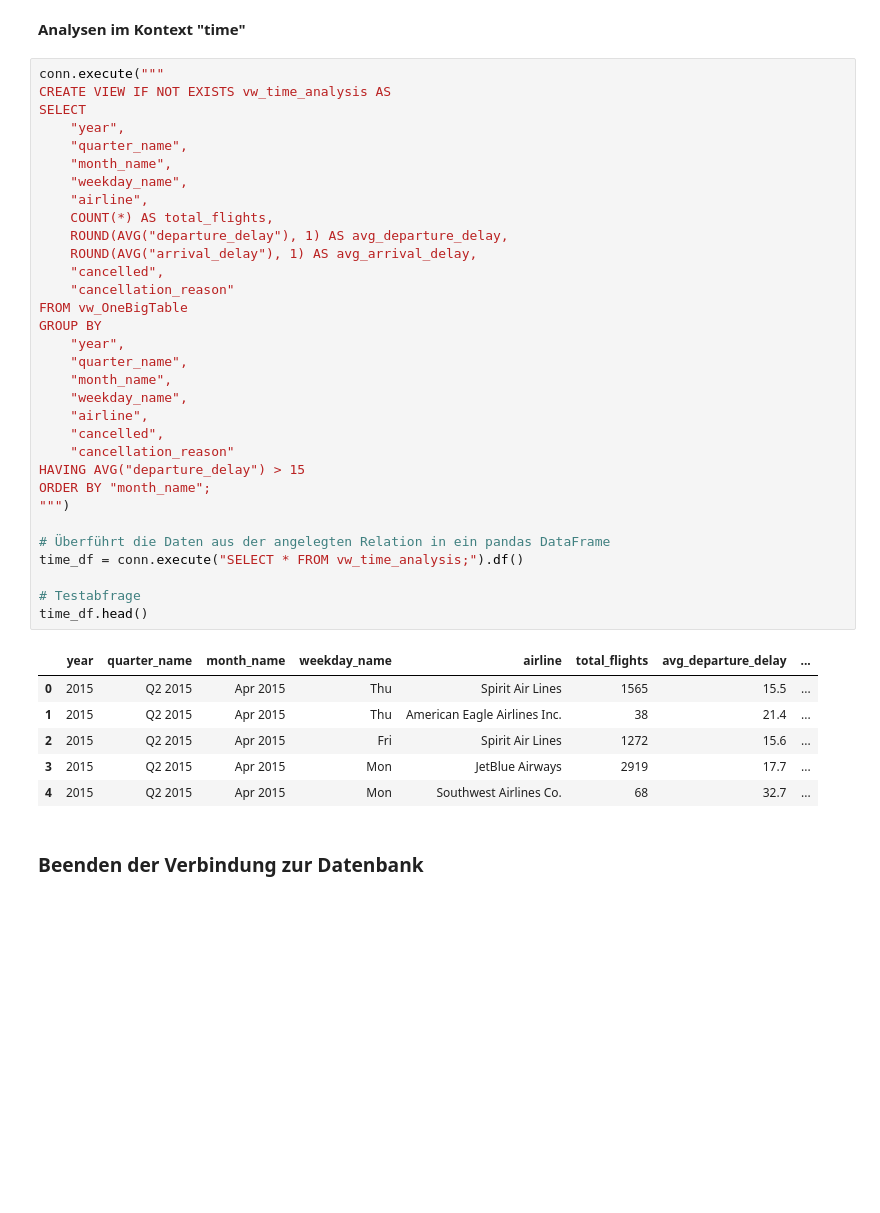
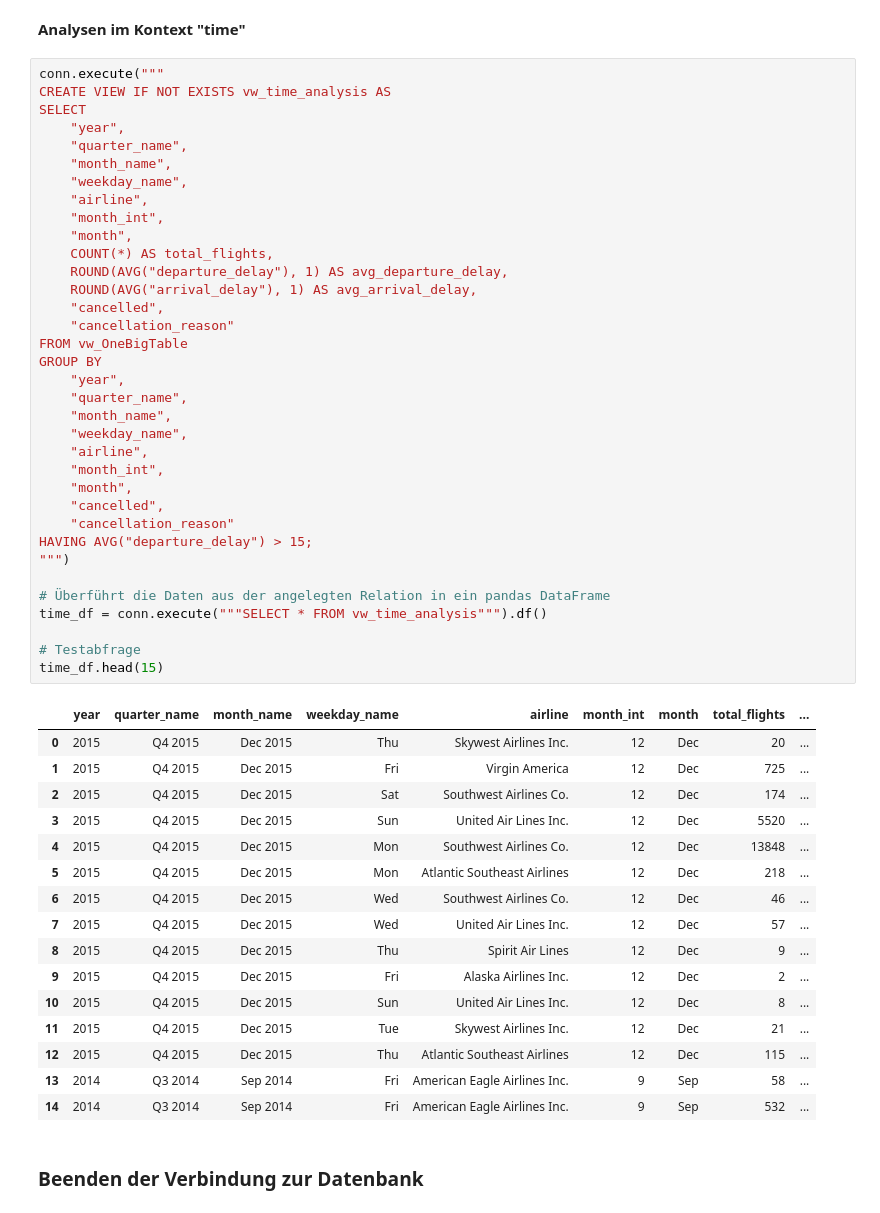
Before and after one commit to swrobuts/Flights, a Jupyter notebook: Flights.ipynb, the cells around one changed output. Saved outputs shown, nothing was run; the diff lists cells and outputs as text; blank space fills up the shorter version.

```diff
--- a/Flights.ipynb
+++ b/Flights.ipynb
@@ -695,42 +863,55 @@ cancellations_df.head()
 # %%
 conn.execute("""
 CREATE VIEW IF NOT EXISTS vw_time_analysis AS
 SELECT
     "year",
     "quarter_name",
     "month_name",
     "weekday_name",
     "airline",
+    "month_int",
+    "month",
     COUNT(*) AS total_flights,
     ROUND(AVG("departure_delay"), 1) AS avg_departure_delay,
     ROUND(AVG("arrival_delay"), 1) AS avg_arrival_delay,
     "cancelled",
     "cancellation_reason"
 FROM vw_OneBigTable
 GROUP BY
     "year",
     "quarter_name",
     "month_name",
     "weekday_name",
     "airline",
+    "month_int",
+    "month",
     "cancelled",
     "cancellation_reason"
-HAVING AVG("departure_delay") > 15
-ORDER BY "month_name";
+HAVING AVG("departure_delay") > 15;
 """)
 
 # Überführt die Daten aus der angelegten Relation in ein pandas DataFrame
-time_df = conn.execute("SELECT * FROM vw_time_analysis;").df()
+time_df = conn.execute("""SELECT * FROM vw_time_analysis""").df()
 
 # Testabfrage
-time_df.head()
+time_df.head(15)
 # %% [output]
-|  | year | quarter_name | month_name | weekday_name | airline | total_flights | avg_departure_delay | ... |
-| 0 | 2015 | Q2 2015 | Apr 2015 | Thu | Spirit Air Lines | 1565 | 15.5 | ... |
-| 1 | 2015 | Q2 2015 | Apr 2015 | Thu | American Eagle Airlines Inc. | 38 | 21.4 | ... |
-| 2 | 2015 | Q2 2015 | Apr 2015 | Fri | Spirit Air Lines | 1272 | 15.6 | ... |
-| 3 | 2015 | Q2 2015 | Apr 2015 | Mon | JetBlue Airways | 2919 | 17.7 | ... |
-| 4 | 2015 | Q2 2015 | Apr 2015 | Mon | Southwest Airlines Co. | 68 | 32.7 | ... |
+|  | year | quarter_name | month_name | weekday_name | airline | month_int | month | total_flights | ... |
+| 0 | 2015 | Q4 2015 | Dec 2015 | Thu | Skywest Airlines Inc. | 12 | Dec | 20 | ... |
+| 1 | 2015 | Q4 2015 | Dec 2015 | Fri | Virgin America | 12 | Dec | 725 | ... |
+| 2 | 2015 | Q4 2015 | Dec 2015 | Sat | Southwest Airlines Co. | 12 | Dec | 174 | ... |
+| 3 | 2015 | Q4 2015 | Dec 2015 | Sun | United Air Lines Inc. | 12 | Dec | 5520 | ... |
+| 4 | 2015 | Q4 2015 | Dec 2015 | Mon | Southwest Airlines Co. | 12 | Dec | 13848 | ... |
+| 5 | 2015 | Q4 2015 | Dec 2015 | Mon | Atlantic Southeast Airlines | 12 | Dec | 218 | ... |
+| 6 | 2015 | Q4 2015 | Dec 2015 | Wed | Southwest Airlines Co. | 12 | Dec | 46 | ... |
+| 7 | 2015 | Q4 2015 | Dec 2015 | Wed | United Air Lines Inc. | 12 | Dec | 57 | ... |
+| 8 | 2015 | Q4 2015 | Dec 2015 | Thu | Spirit Air Lines | 12 | Dec | 9 | ... |
+| 9 | 2015 | Q4 2015 | Dec 2015 | Fri | Alaska Airlines Inc. | 12 | Dec | 2 | ... |
+| 10 | 2015 | Q4 2015 | Dec 2015 | Sun | United Air Lines Inc. | 12 | Dec | 8 | ... |
+| 11 | 2015 | Q4 2015 | Dec 2015 | Tue | Skywest Airlines Inc. | 12 | Dec | 21 | ... |
+| 12 | 2015 | Q4 2015 | Dec 2015 | Thu | Atlantic Southeast Airlines | 12 | Dec | 115 | ... |
+| 13 | 2014 | Q3 2014 | Sep 2014 | Fri | American Eagle Airlines Inc. | 9 | Sep | 58 | ... |
+| 14 | 2014 | Q3 2014 | Sep 2014 | Fri | American Eagle Airlines Inc. | 9 | Sep | 532 | ... |
 # %% [markdown]
 ### **Beenden der Verbindung zur Datenbank**
 # %%
```
Also changed, not shown: parts of 17 cells of this notebook, 2 other files.
